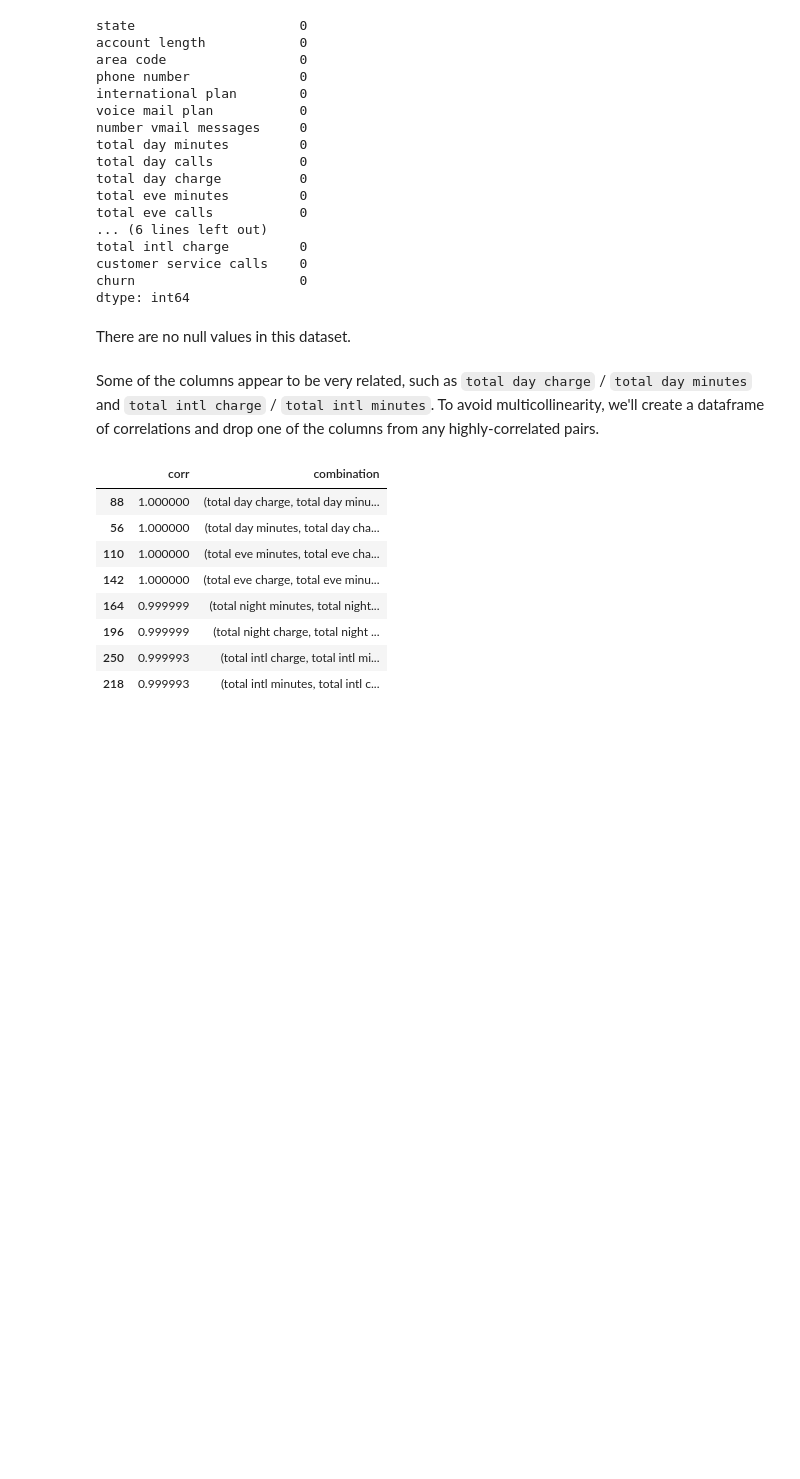
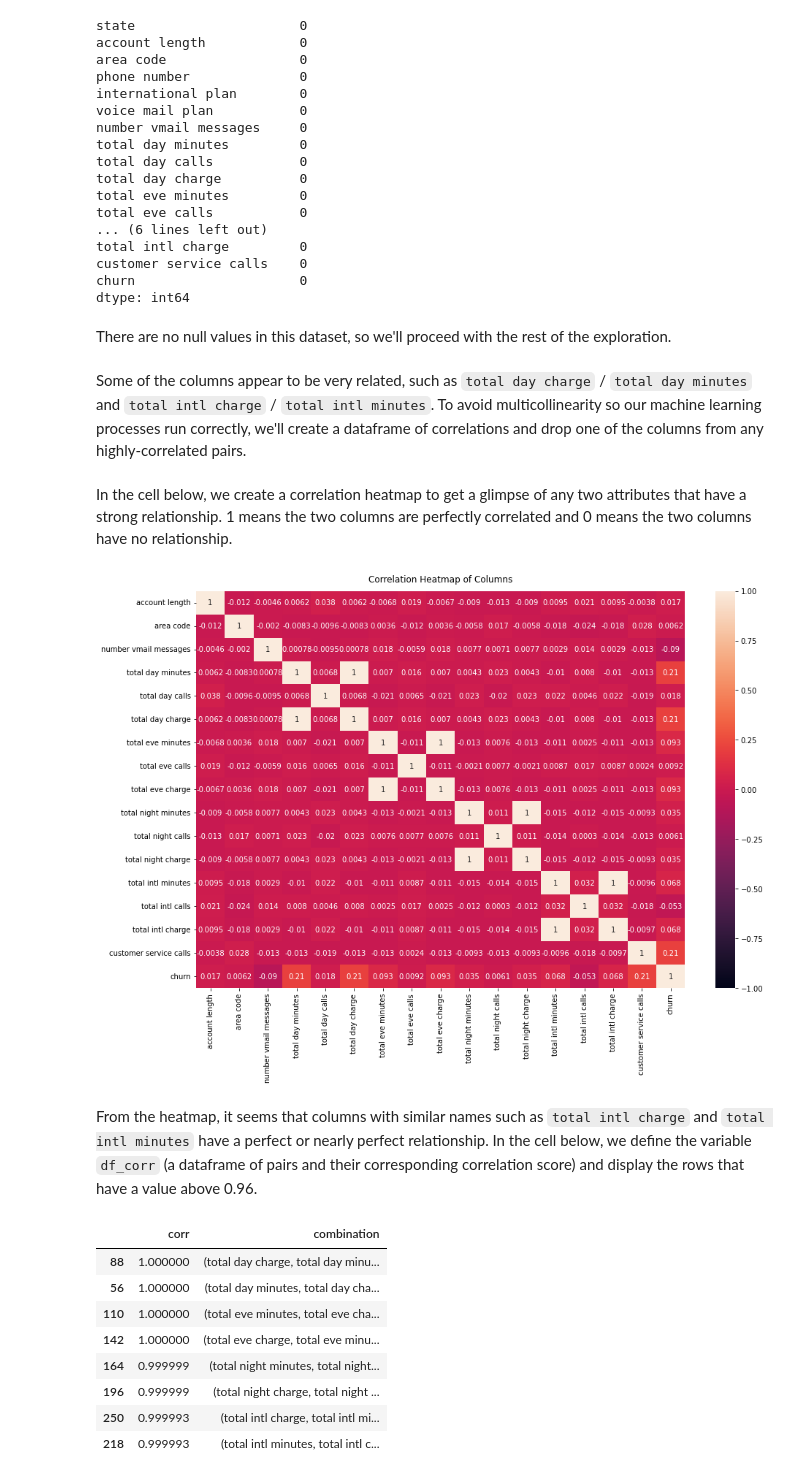
Before and after one commit to keziasetokusumo/p3_project, a Jupyter notebook: ChurnAnalysis_Notebook.ipynb, the cells around one changed output. Cells and saved outputs as stored; diff of their text form; code cells hidden in the pictures; blank space fills up the shorter version.

```diff
--- a/ChurnAnalysis_Notebook.ipynb
+++ b/ChurnAnalysis_Notebook.ipynb
@@ -82,9 +86,22 @@ customer service calls    0
 churn                     0
 dtype: int64
 # %% [markdown]
-There are no null values in this dataset.
+There are no null values in this dataset, so we'll proceed with the rest of the exploration.
 # %% [markdown]
-Some of the columns appear to be very related, such as `total day charge` / `total day minutes` and `total intl charge` / `total intl minutes`. To avoid multicollinearity, we'll create a dataframe of correlations and drop one of the columns from any highly-correlated pairs.
+Some of the columns appear to be very related, such as `total day charge` / `total day minutes` and `total intl charge` / `total intl minutes`. To avoid multicollinearity so our machine learning processes run correctly, we'll create a dataframe of correlations and drop one of the columns from any highly-correlated pairs.
+# %% [markdown]
+In the cell below, we create a correlation heatmap to get a glimpse of any two attributes that have a strong relationship. 1 means the two columns are perfectly correlated and 0 means the two columns have no relationship.
+# %%
+# Import relevant function(s)
+import seaborn as sns
+import matplotlib.pyplot as plt
+plt.figure(figsize=(15,10))
+corr_heatmap = sns.heatmap(df.corr(), vmin=-1, vmax=1, annot=True)
+corr_heatmap.set_title('Correlation Heatmap of Columns', fontdict={'fontsize':12}, pad=12);
+# %% [output]
+[figure, added]
+# %% [markdown]
+From the heatmap, it seems that columns with similar names such as `total intl charge` and `total intl minutes` have a perfect or nearly perfect relationship. In the cell below, we define the variable `df_corr` (a dataframe of pairs and their corresponding correlation score) and display the rows that have a value above 0.96.
 # %%
 # Define the variable 'df_corr'
 df_corr = df.corr().abs().stack().reset_index().sort_values(0, ascending=False)
```
Also changed, not shown: parts of 54 cells of this notebook.
